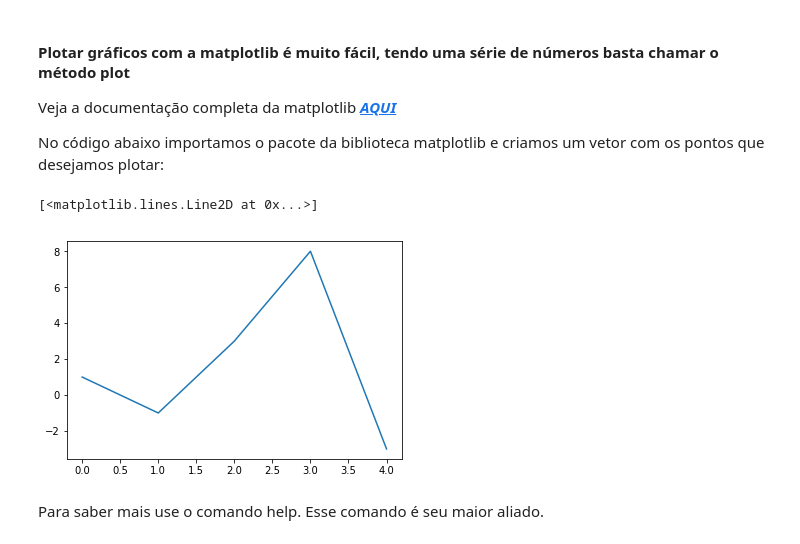
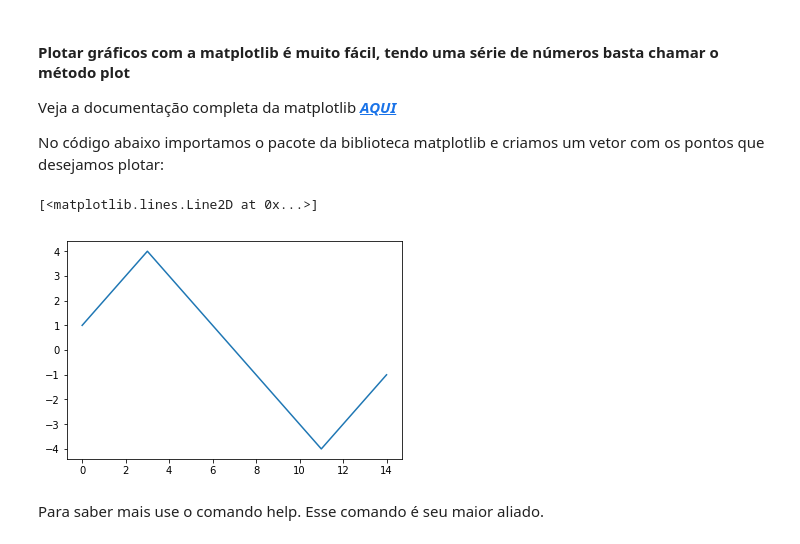
Before and after one commit to araramakerspace/CursoDataScience, a Jupyter notebook: Aula1-pandas+matplot/aula1.ipynb, the cells around one changed output. Saved outputs shown, nothing was run; the diff lists cells and outputs as text; code cells hidden in the pictures.

```diff
--- a/Aula1-pandas+matplot/aula1.ipynb
+++ b/Aula1-pandas+matplot/aula1.ipynb
@@ -65,11 +65,11 @@ No código abaixo importamos o pacote da biblioteca matplotlib e criamos um veto
 # %%
 import matplotlib.pyplot as plt
 %matplotlib inline
-entradas = [1, -1, 3, 8, -3]
+entradas = [1, 2, 3, 4, 3, 2, 1, 0, -1, -2, -3, -4, -3, -2, -1]
 plt.plot(entradas)
 # %% [output]
 [<matplotlib.lines.Line2D at 0x...>]
-[figure, old version]
+[figure, new version]
 # %% [markdown]
 Para saber mais use o comando help. Esse comando é seu maior aliado.
 # %%
```
Also changed, not shown: parts of 2 cells of this notebook, 2 other files.
